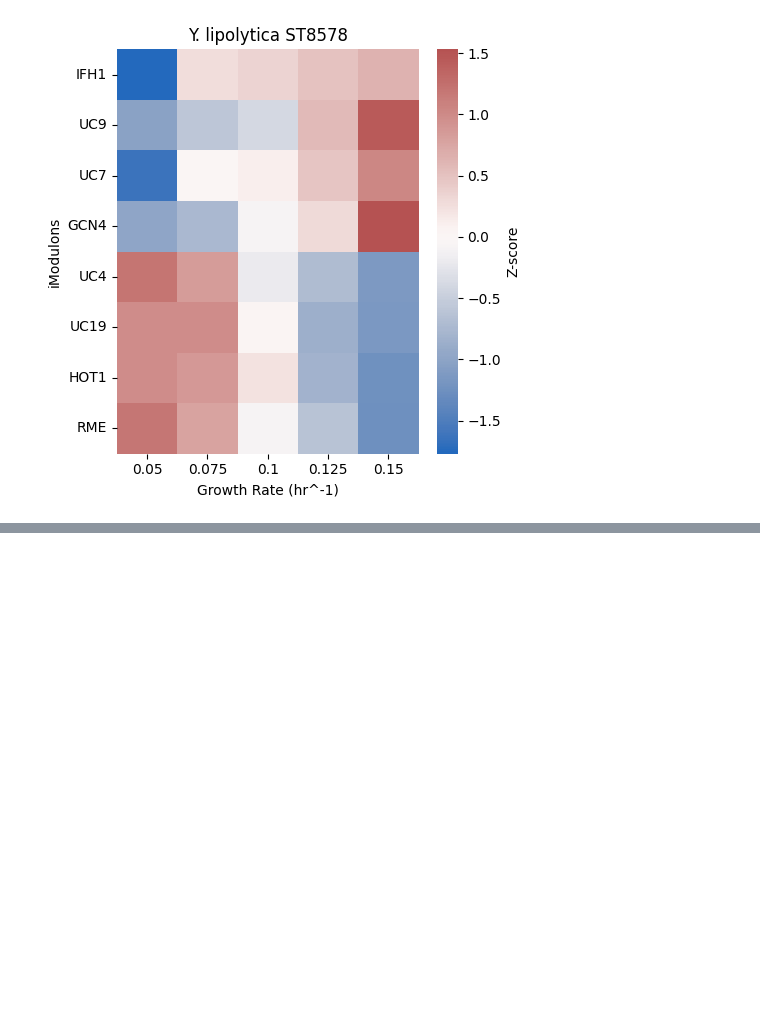
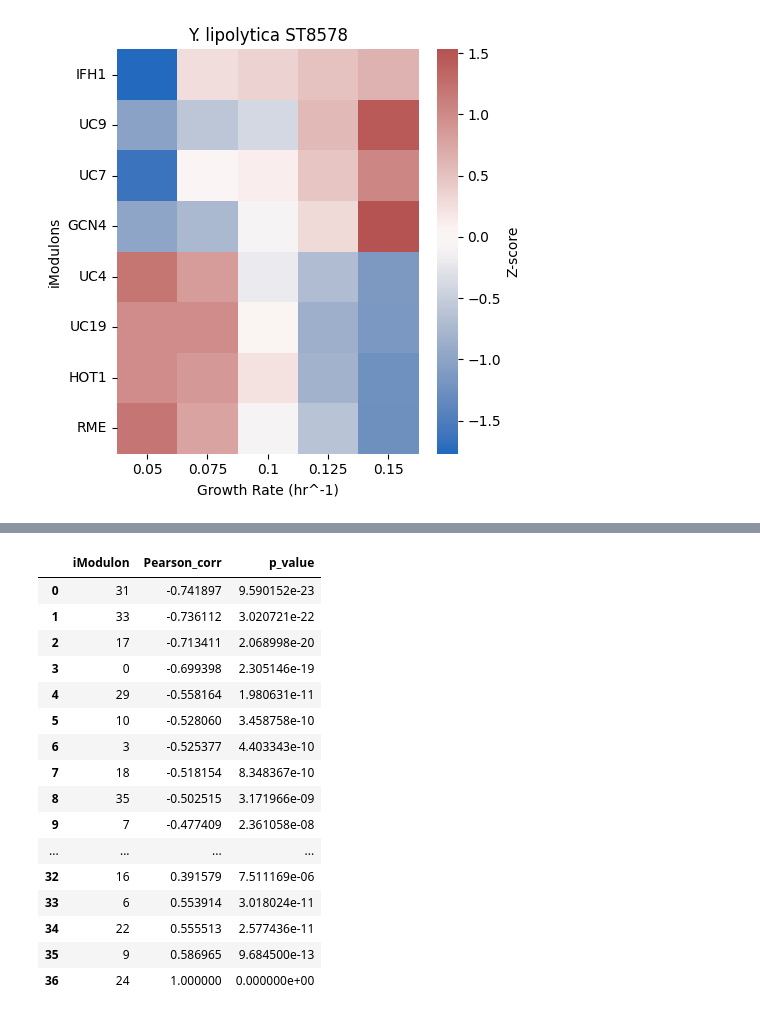
Before and after one commit to SBRG/yarrowia_lipolytica_ICA, a Jupyter notebook: imod_analysis/fig3_strain_growth_differences.ipynb, the cells around one changed output, grey strips where cells are left out. Cells and saved outputs as stored; diff of their text form; code cells hidden in the pictures; blank space fills up the shorter version.

```diff
--- a/imod_analysis/fig3_strain_growth_differences.ipynb
+++ b/imod_analysis/fig3_strain_growth_differences.ipynb
@@ -126,0 +145,39 @@ plt.show()
+# %%
+# Compute Spearman correlation for each row
+im_correlations = []
+im_pvalues = []
+
+
+for im in ica_data.A.index.tolist():
+    corr, pval = spearmanr(ica_data.A.loc[24], ica_data.A.loc[im])
+    im_correlations.append(corr)
+    im_pvalues.append(pval)
+
+im_corr_df = pd.DataFrame({
+    'iModulon': ica_data.A.index,
+    'Pearson_corr': im_correlations,
+    'p_value': im_pvalues
+})
+
+
+im_corr_df = im_corr_df.sort_values(by='Pearson_corr', ascending=True).reset_index(drop=True)
+# %%
+im_corr_df
+# %% [output]
+|  | iModulon | Pearson_corr | p_value |
+| 0 | 31 | -0.741897 | 9.590152e-23 |
+| 1 | 33 | -0.736112 | 3.020721e-22 |
+| 2 | 17 | -0.713411 | 2.068998e-20 |
+| 3 | 0 | -0.699398 | 2.305146e-19 |
+| 4 | 29 | -0.558164 | 1.980631e-11 |
+| 5 | 10 | -0.528060 | 3.458758e-10 |
+| 6 | 3 | -0.525377 | 4.403343e-10 |
+| 7 | 18 | -0.518154 | 8.348367e-10 |
+| 8 | 35 | -0.502515 | 3.171966e-09 |
+| 9 | 7 | -0.477409 | 2.361058e-08 |
+| ... | ... | ... | ... |
+| 32 | 16 | 0.391579 | 7.511169e-06 |
+| 33 | 6 | 0.553914 | 3.018024e-11 |
+| 34 | 22 | 0.555513 | 2.577436e-11 |
+| 35 | 9 | 0.586965 | 9.684500e-13 |
+| 36 | 24 | 1.000000 | 0.000000e+00 |
```
Also changed, not shown: parts of 3 cells of this notebook, 1 other file.
